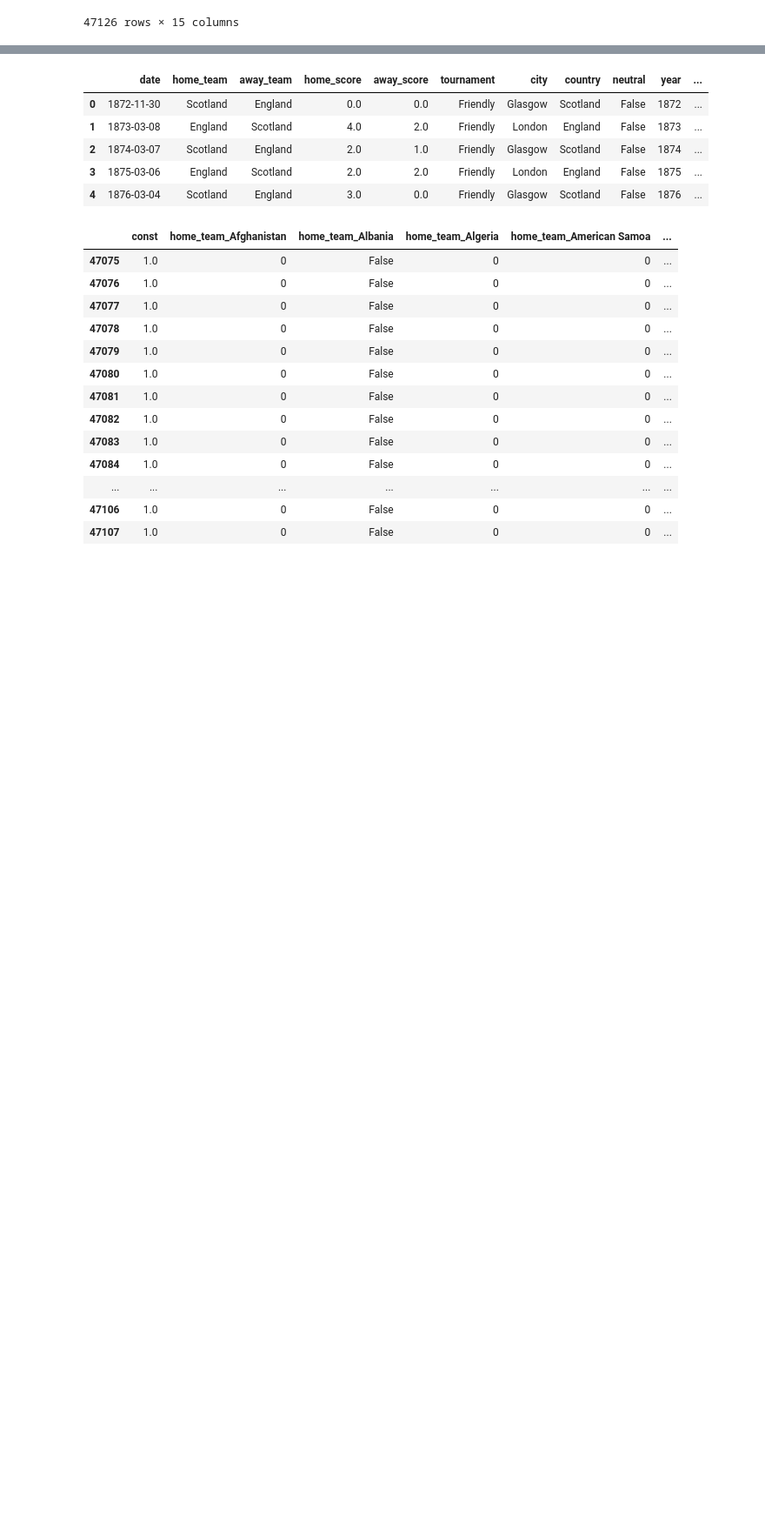
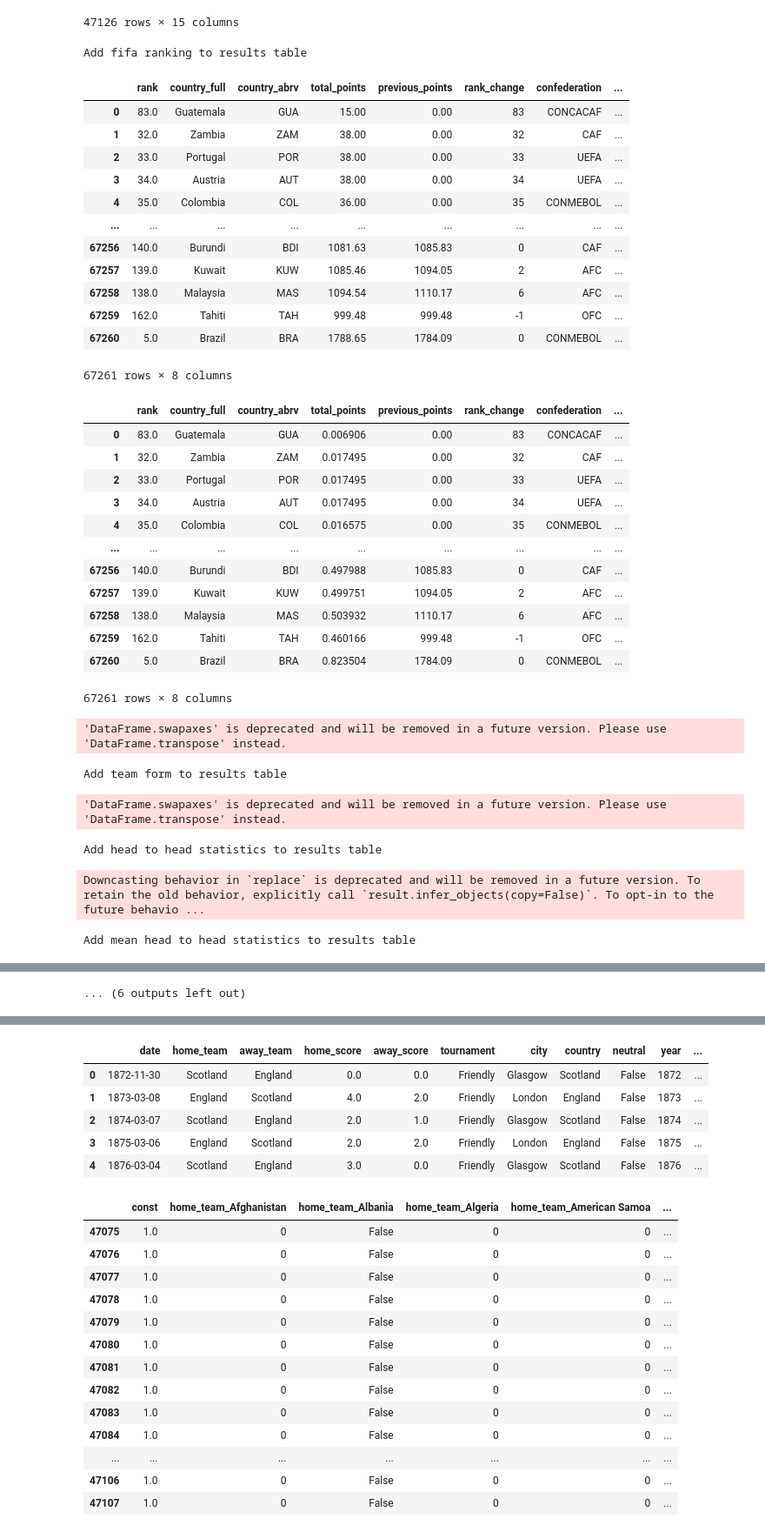
Before and after one commit to NiklasSeitherDHBW/Fussballergebnisse, a Jupyter notebook: Niklas_Weiterfürhung Sphie.ipynb, the cells around one changed output, grey strips where cells are left out. Shown at 87% size. Drawn from its saved outputs; the diff is of its cells as text; code cells hidden in the pictures; blank space fills up the shorter version.

```diff
--- a/Niklas_Weiterfürhung Sphie.ipynb
+++ b/Niklas_Weiterfürhung Sphie.ipynb
@@ -2790,6 +2789,7 @@ def add_team_form(df_results):
 def prepare_data(df, target_col, features, dummy_columns, prepare_for="results"):
     df['decade'] = (df['date'].dt.year // 10) * 10
 
+    df = df[df['decade']>=2000]
     df_fifa_ranking["rank_date"] =  pd.to_datetime(df_fifa_ranking["rank_date"])
     print("Add fifa ranking to results table")
     df = add_fifa_ranking(df_fifa_ranking, df)
@@ -2800,6 +2800,9 @@ def prepare_data(df, target_col, features, dummy_columns, prepare_for="results")
 
         print("Add head to head statistics to results table")
         df = add_head2head(df)
+
+        print("Add mean head to head statistics to results table")
+        df = add_mean_h2h(df)
 
     elif prepare_for == "shootouts":
         print("Drop first shooter")
@@ -3316,15 +3321,48 @@ df_results
 | 47125 | 2024-07-14 | NaN | NaN | NaN | NaN | UEFA Euro | Berlin | Germany | True | 2024 | ... |
 47126 rows × 15 columns
 # %%
-FEATURES = ["home_team_total_points", "away_team_total_points", "home_team", "away_team", "neutral", #"home_continent", "away_continent", "home_team_goals_letzte_Begegnung", "home_team_goals_vorletzte_Begegnung", "home_team_goals_vorvorletzte_Begegnung", "away_team_goals_letzte_Begegnung",
-             #   "away_team_goals_vorletzte_Begegnung", "away_team_goals_vorvorletzte_Begegnung", "home_team_geschossen_letztes_Spiel", "home_team_kassiert_letztes_Spiel",
-             #   "home_team_geschossen_vorletztes_Spiel", "home_team_kassiert_vorletztes_Spiel", "home_team_geschossen_vorvorletztes_Spiel", "home_team_kassiert_vorvorletztes_Spiel",
-              #  "away_team_geschossen_letztes_Spiel", "away_team_kassiert_letztes_Spiel", "away_team_geschossen_vorletztes_Spiel", "away_team_kassiert_vorletztes_Spiel",
-               # "away_team_geschossen_vorvorletztes_Spiel", "away_team_kassiert_vorvorletztes_Spiel", "home_team_form_goals", "home_team_form_points", "away_team_form_goals", "away_team_form_points"]
-            #"decade"
-            ]
+FEATURES = ["home_team_total_points", "away_team_total_points", "home_team", "away_team", "neutral", "home_continent", "away_continent", "home_team_goals_letzte_Begegnung", "home_team_goals_vorletzte_Begegnung", "home_team_goals_vorvorletzte_Begegnung", "away_team_goals_letzte_Begegnung",
+            "away_team_goals_vorletzte_Begegnung", "away_team_goals_vorvorletzte_Begegnung", "home_team_geschossen_letztes_Spiel", "home_team_kassiert_letztes_Spiel",
+            "home_team_geschossen_vorletztes_Spiel", "home_team_kassiert_vorletztes_Spiel", "home_team_geschossen_vorvorletztes_Spiel", "home_team_kassiert_vorvorletztes_Spiel",
+            "away_team_geschossen_letztes_Spiel", "away_team_kassiert_letztes_Spiel", "away_team_geschossen_vorletztes_Spiel", "away_team_kassiert_vorletztes_Spiel",
+            "away_team_geschossen_vorvorletztes_Spiel", "away_team_kassiert_vorvorletztes_Spiel", "home_team_form_goals", "home_team_form_points", "away_team_form_goals", "away_team_form_points",
+            "decade", "home_team_avg_goals", "away_team_avg_goals"]
 
-DUMMY_COLUMNS = ["home_team", "away_team"]#, "home_continent", "away_continent"]
+DUMMY_COLUMNS = ["home_team", "away_team", "home_continent", "away_continent"]
 
-#x, y, x_predict = prepare_data(df_results, "home_win", FEATURES, DUMMY_COLUMNS)
-#display(x, y, x_predict)
+x, y, x_predict = prepare_data(df_results, "home_win", FEATURES, DUMMY_COLUMNS)
+display(x, y, x_predict)
+# %% [output]
+Add fifa ranking to results table
+|  | rank | country_full | country_abrv | total_points | previous_points | rank_change | confederation | ... |
+| 0 | 83.0 | Guatemala | GUA | 15.00 | 0.00 | 83 | CONCACAF | ... |
+| 1 | 32.0 | Zambia | ZAM | 38.00 | 0.00 | 32 | CAF | ... |
+| 2 | 33.0 | Portugal | POR | 38.00 | 0.00 | 33 | UEFA | ... |
+| 3 | 34.0 | Austria | AUT | 38.00 | 0.00 | 34 | UEFA | ... |
+| 4 | 35.0 | Colombia | COL | 36.00 | 0.00 | 35 | CONMEBOL | ... |
+| ... | ... | ... | ... | ... | ... | ... | ... | ... |
+| 67256 | 140.0 | Burundi | BDI | 1081.63 | 1085.83 | 0 | CAF | ... |
+| 67257 | 139.0 | Kuwait | KUW | 1085.46 | 1094.05 | 2 | AFC | ... |
+| 67258 | 138.0 | Malaysia | MAS | 1094.54 | 1110.17 | 6 | AFC | ... |
+| 67259 | 162.0 | Tahiti | TAH | 999.48 | 999.48 | -1 | OFC | ... |
+| 67260 | 5.0 | Brazil | BRA | 1788.65 | 1784.09 | 0 | CONMEBOL | ... |
+67261 rows × 8 columns
+|  | rank | country_full | country_abrv | total_points | previous_points | rank_change | confederation | ... |
+| 0 | 83.0 | Guatemala | GUA | 0.006906 | 0.00 | 83 | CONCACAF | ... |
+| 1 | 32.0 | Zambia | ZAM | 0.017495 | 0.00 | 32 | CAF | ... |
+| 2 | 33.0 | Portugal | POR | 0.017495 | 0.00 | 33 | UEFA | ... |
+| 3 | 34.0 | Austria | AUT | 0.017495 | 0.00 | 34 | UEFA | ... |
+| 4 | 35.0 | Colombia | COL | 0.016575 | 0.00 | 35 | CONMEBOL | ... |
+| ... | ... | ... | ... | ... | ... | ... | ... | ... |
+| 67256 | 140.0 | Burundi | BDI | 0.497988 | 1085.83 | 0 | CAF | ... |
+| 67257 | 139.0 | Kuwait | KUW | 0.499751 | 1094.05 | 2 | AFC | ... |
+| 67258 | 138.0 | Malaysia | MAS | 0.503932 | 1110.17 | 6 | AFC | ... |
+| 67259 | 162.0 | Tahiti | TAH | 0.460166 | 999.48 | -1 | OFC | ... |
+| 67260 | 5.0 | Brazil | BRA | 0.823504 | 1784.09 | 0 | CONMEBOL | ... |
+67261 rows × 8 columns
+'DataFrame.swapaxes' is deprecated and will be removed in a future version. Please use 'DataFrame.transpose' instead.
+Add team form to results table
+'DataFrame.swapaxes' is deprecated and will be removed in a future version. Please use 'DataFrame.transpose' instead.
+Add head to head statistics to results table
+Downcasting behavior in `replace` is deprecated and will be removed in a future version. To retain the old behavior, explicitly call `result.infer_objects(copy=False)`. To opt-in to the future behavio ...
+Add mean head to head statistics to results table
@@ -3331 +3386,2 @@ DUMMY_COLUMNS = ["home_team", "away_team"]#, "home_continent", "away_continent"]
+... (6 outputs left out)
 # %%
```
Also changed, not shown: parts of 16 cells of this notebook.
